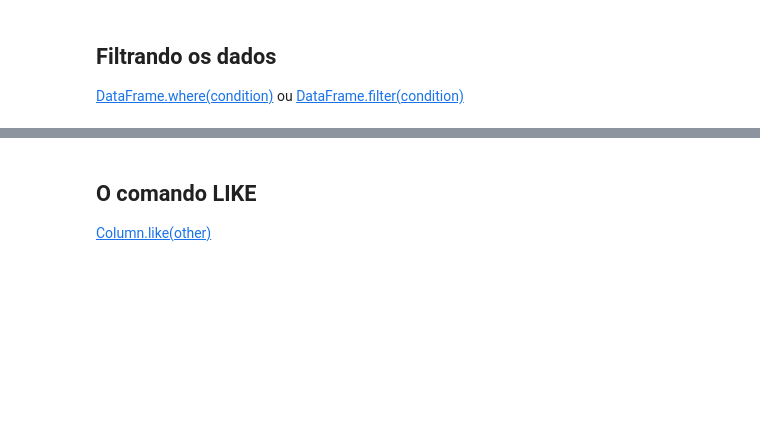
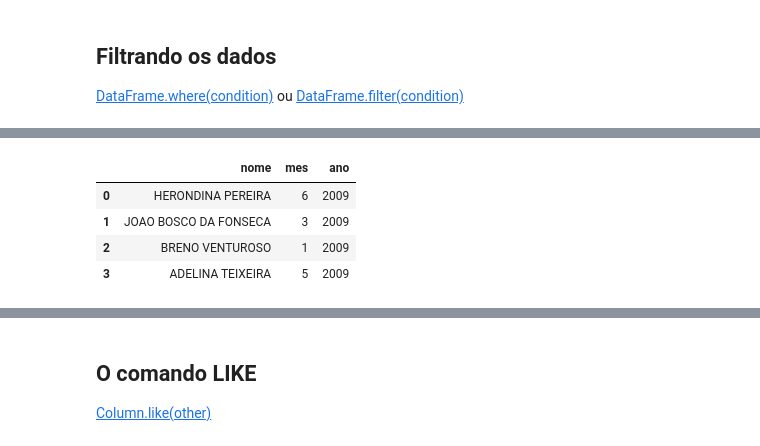
Before and after one commit to weslleyalmeid/MLEngineer-Studies, a Jupyter notebook: spark-alura/01-projeto_spark.ipynb, the cells around one changed output, grey strips where cells are left out. Cells and saved outputs as stored; diff of their text form; code cells hidden in the pictures; blank space fills up the shorter version.

```diff
--- a/spark-alura/01-projeto_spark.ipynb
+++ b/spark-alura/01-projeto_spark.ipynb
@@ -1012,0 +1042,16 @@ df\
+# %%
+data = [
+    ('CARMINA RABELO', 4, 2010),
+    ('HERONDINA PEREIRA', 6, 2009),
+    ('IRANI DOS SANTOS', 12, 2010),
+    ('JOAO BOSCO DA FONSECA', 3, 2009),
+    ('CARLITO SOUZA', 1, 2010),
+    ('WALTER DIAS', 9, 2009),
+    ('BRENO VENTUROSO', 1, 2009),
+    ('ADELINA TEIXEIRA', 5, 2009),
+    ('ELIO SILVA', 7, 2010),
+    ('DENIS FONSECA', 6, 2010)
+]
+colNames = ['nome', 'mes', 'ano']
+df = spark.createDataFrame(data, colNames)
+df.show(truncate=False)
@@ -1012,0 +1073,11 @@ df\
+# %%
+df\
+    .filter('mes <= 6')\
+    .filter('ano == 2009')\
+    .toPandas()
+# %% [output]
+|  | nome | mes | ano |
+| 0 | HERONDINA PEREIRA | 6 | 2009 |
+| 1 | JOAO BOSCO DA FONSECA | 3 | 2009 |
+| 2 | BRENO VENTUROSO | 1 | 2009 |
+| 3 | ADELINA TEIXEIRA | 5 | 2009 |
```
Also changed, not shown: parts of 15 cells of this notebook, 1 other file.
